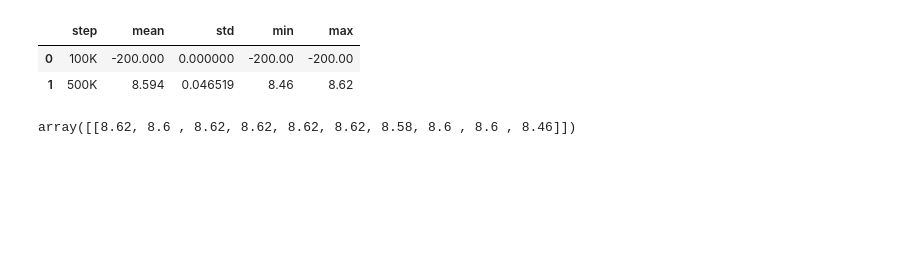
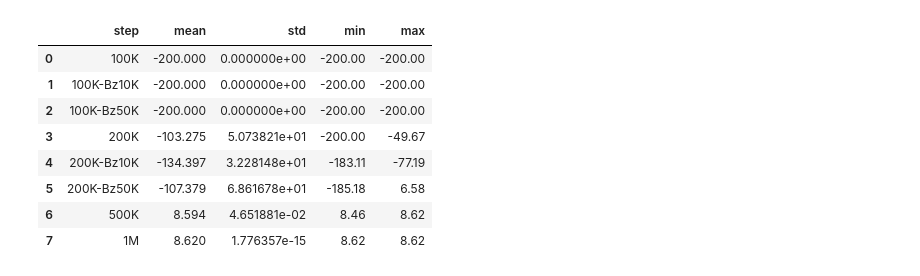
Before and after one commit to CVHvn/RL-Algorithms, a Jupyter notebook: Deep-Q-Network-variants/DQN/DQN.ipynb, the cells around one changed output. Saved outputs shown, nothing was run; the diff lists cells and outputs as text; code cells hidden in the pictures; blank space fills up the shorter version.

```diff
--- a/Deep-Q-Network-variants/DQN/DQN.ipynb
+++ b/Deep-Q-Network-variants/DQN/DQN.ipynb
@@ -26,7 +26,7 @@ class Config():
 
         # training
         self.total_episodes = None
-        self.total_steps = 500000
+        self.total_steps = 1000000
         self.learning_rate = 5e-4
         self.max_gradient_norm = 10
         self.loss_type = "huber"
@@ -60,7 +60,7 @@ class Config():
     1619, 1621, 1627, 1637, 1657, 1663, 1667, 1669, 1693, 1697
 ]
         #[1, 2, 3, 5, 7, 11, 13, 17, 19, 20]
-        self.save_file = "weights/DQN-Taxi-v4-500K-run1"
+        self.save_file = "weights/DQN-Taxi-v4-1M-run1"
 
 config = Config()
 # %%
@@ -466,31 +462,35 @@ NameError: name 'config' is not defined
 # %%
-steps = ["100K", "500K"]
+steps = ["100K", "100K-Bz10K", "100K-Bz50K",
+         "200K", "200K-Bz10K", "200K-Bz50K",
+         "500K", "1M"]
 rewards = [[] for _ in range(len(steps))]
 
 for i, step in enumerate(steps):
     for run in range(1, 11):
         log_file = f"weights/DQN-Taxi-v4-{step}-run{run}-log.pickle"
 
         try:
             with open(log_file, "rb") as f:
                 log = pickle.load(f)
                 test_rewards = np.array(log["test_episode_rewards"])
                 test_rewards = test_rewards.mean(-1)
                 test_rewards = test_rewards.max()
 
                 rewards[i].append(test_rewards)
         except:
             continue
 
 rewards = np.array(rewards)
 
 pd.DataFrame(data = {"step": steps, "mean": rewards.mean(-1), "std": rewards.std(-1),
                      "min": rewards.min(-1), "max": rewards.max(-1)})
 # %% [output]
 |  | step | mean | std | min | max |
-| 0 | 100K | -200.000 | 0.000000 | -200.00 | -200.00 |
-| 1 | 500K | 8.594 | 0.046519 | 8.46 | 8.62 |
+| 0 | 100K | -200.000 | 0.000000e+00 | -200.00 | -200.00 |
+| 1 | 100K-Bz10K | -200.000 | 0.000000e+00 | -200.00 | -200.00 |
+| 2 | 100K-Bz50K | -200.000 | 0.000000e+00 | -200.00 | -200.00 |
+| 3 | 200K | -103.275 | 5.073821e+01 | -200.00 | -49.67 |
+| 4 | 200K-Bz10K | -134.397 | 3.228148e+01 | -183.11 | -77.19 |
+| 5 | 200K-Bz50K | -107.379 | 6.861678e+01 | -185.18 | 6.58 |
+| 6 | 500K | 8.594 | 4.651881e-02 | 8.46 | 8.62 |
+| 7 | 1M | 8.620 | 1.776357e-15 | 8.62 | 8.62 |
-# %%
-rewards
-# %% [output]
-array([[8.62, 8.6 , 8.62, 8.62, 8.62, 8.62, 8.58, 8.6 , 8.6 , 8.46]])
```
Also changed, not shown: parts of 4 cells of this notebook, 13 other files.
